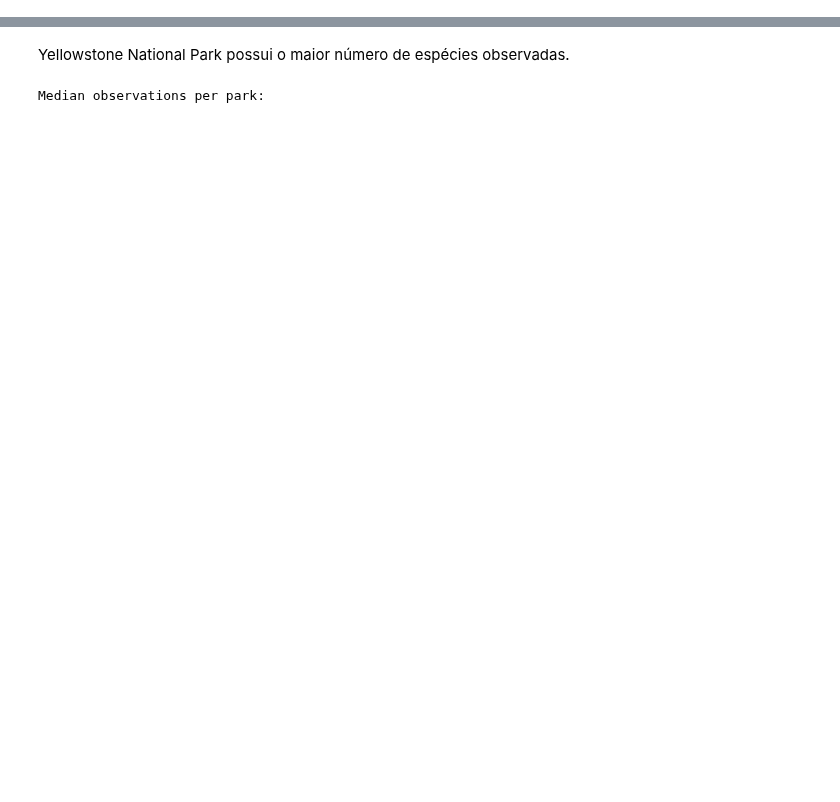
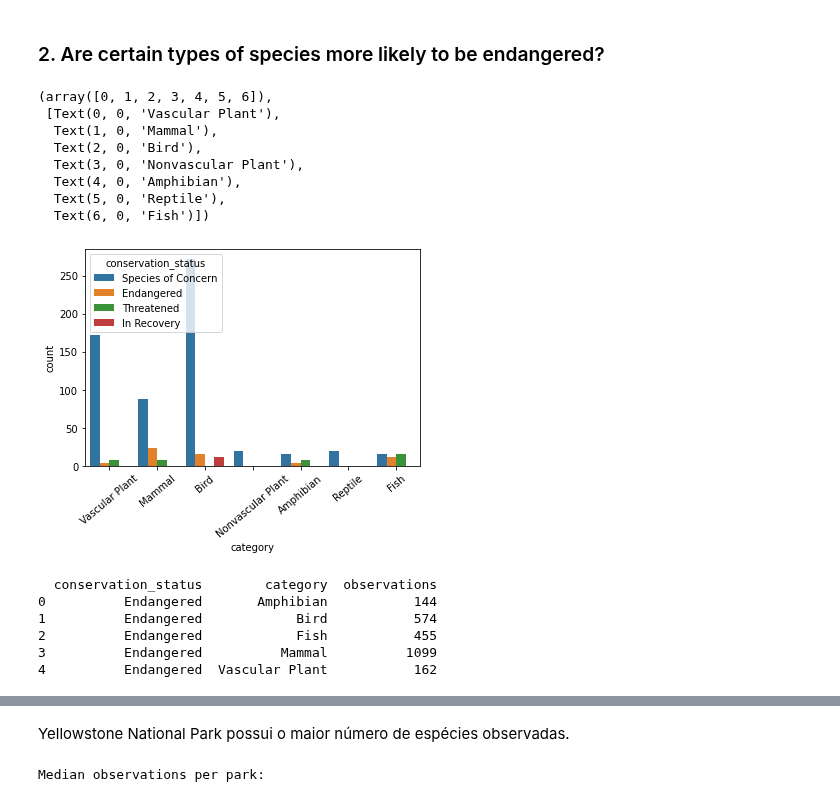
Before and after one commit to cacaprog/Exercises, a Jupyter notebook: Biodiversity/biodiversity.ipynb, the cells around one changed output, grey strips where cells are left out. Saved outputs shown, nothing was run; the diff lists cells and outputs as text; code cells hidden in the pictures; blank space fills up the shorter version.

```diff
--- a/Biodiversity/biodiversity.ipynb
+++ b/Biodiversity/biodiversity.ipynb
@@ -74,0 +264,25 @@ plt.show()
+# %% [markdown]
+### 2. Are certain types of species more likely to be endangered?
+# %%
+sns.countplot(data=observation_data, x='category', hue="conservation_status")
+plt.xticks(rotation=40)
+# %% [output]
+(array([0, 1, 2, 3, 4, 5, 6]),
+ [Text(0, 0, 'Vascular Plant'),
+  Text(1, 0, 'Mammal'),
+  Text(2, 0, 'Bird'),
+  Text(3, 0, 'Nonvascular Plant'),
+  Text(4, 0, 'Amphibian'),
+  Text(5, 0, 'Reptile'),
+  Text(6, 0, 'Fish')])
+[figure, added]
+# %%
+species_cons = observation_data.groupby(["conservation_status", "category"]).observations.sum().reset_index()
+print(species_cons.head())
+# %% [output]
+  conservation_status        category  observations
+0          Endangered       Amphibian           144
+1          Endangered            Bird           574
+2          Endangered            Fish           455
+3          Endangered          Mammal          1099
+4          Endangered  Vascular Plant           162
```
Also changed, not shown: parts of 38 cells of this notebook, 1 other file.
